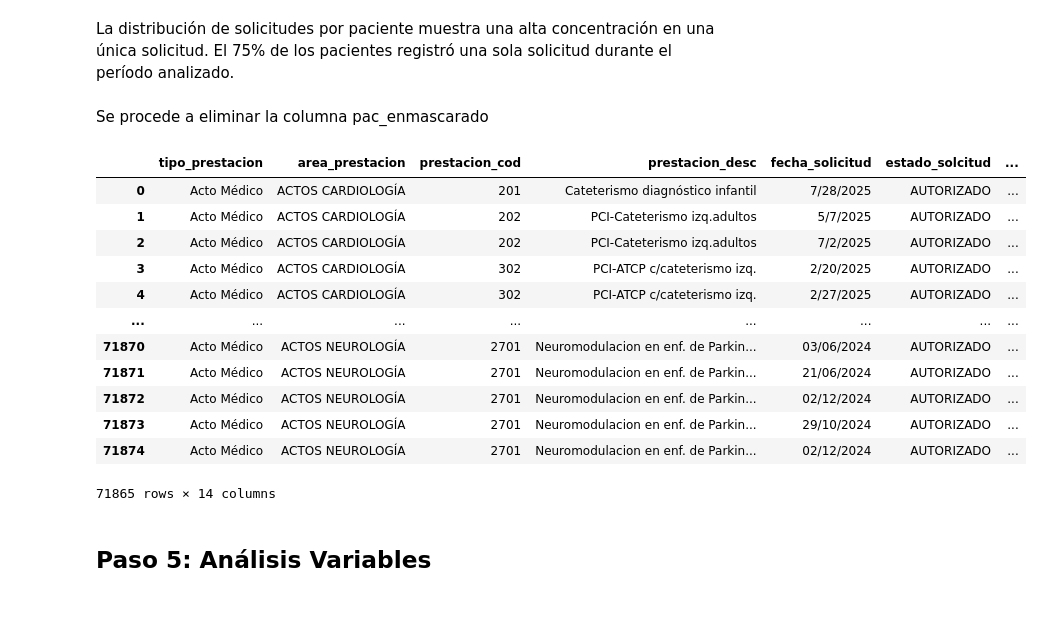
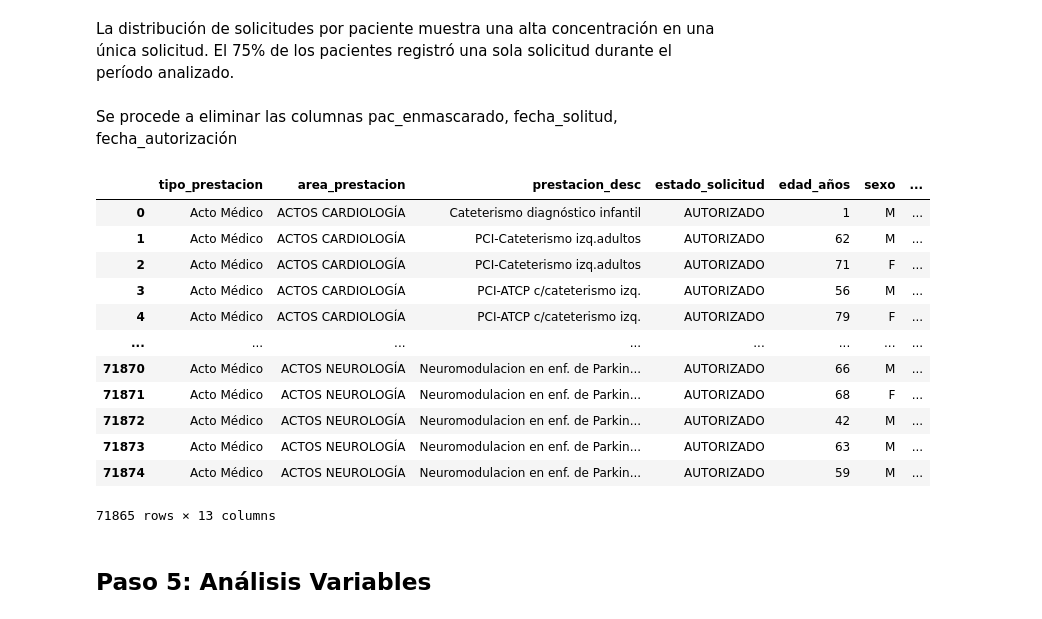
Before and after one commit to gperezucu/ucu-diploma-python_grupo_E, a Jupyter notebook: notebooks/practice.ipynb, the cells around one changed output. Saved outputs shown, nothing was run; the diff lists cells and outputs as text; code cells hidden in the pictures.

```diff
--- a/notebooks/practice.ipynb
+++ b/notebooks/practice.ipynb
@@ -265,0 +171,2 @@ df.describe()
+# %%
+df["anio_autorización"] = df["fecha_autorización"].str[-4:]
@@ -265,0 +222,2 @@ df.describe()
+# %%
+df["anio_solicitud"] = df["fecha_solicitud"].str[-4:]
@@ -265,0 +252,3 @@ df.describe()
+# %%
+df.rename(columns={'estado_solcitud': 'estado_solicitud'}, inplace=True)
+df
@@ -423,0 +461,5 @@ np.int64(0)
+# %%
+df['prestacion_desc'] = df['prestacion_desc'].replace(
+'Neuromodulación en enfermedad de Parkinson y distonías',
+'Neuromodulacion en enf. de Parkinson y Distonias (Cirugia)')
+df.groupby('prestacion_cod')['prestacion_desc'].nunique().max()
@@ -440,26 +494,25 @@ Name: cantidad_solicitudes, dtype: float64
 # %% [markdown]
 La distribución de solicitudes por paciente muestra una alta concentración en una única solicitud. El 75% de los pacientes registró una sola solicitud durante el período analizado.
 # %% [markdown]
-Se procede a eliminar la columna pac_enmascarado
+Se procede a eliminar las columnas pac_enmascarado, fecha_solitud, fecha_autorización
 # %%
-df.drop(["pac_enmascarado"],
-        axis=1,
-        inplace=True)
+df.drop(["pac_enmascarado", "fecha_solicitud", "fecha_autorización", "prestacion_cod"],axis=1,
+inplace=True)
 df
 # %% [output]
-|  | tipo_prestacion | area_prestacion | prestacion_cod | prestacion_desc | fecha_solicitud | estado_solcitud | ... |
-| 0 | Acto Médico | ACTOS CARDIOLOGÍA | 201 | Cateterismo diagnóstico infantil | 7/28/2025 | AUTORIZADO | ... |
-| 1 | Acto Médico | ACTOS CARDIOLOGÍA | 202 | PCI-Cateterismo izq.adultos | 5/7/2025 | AUTORIZADO | ... |
-| 2 | Acto Médico | ACTOS CARDIOLOGÍA | 202 | PCI-Cateterismo izq.adultos | 7/2/2025 | AUTORIZADO | ... |
-| 3 | Acto Médico | ACTOS CARDIOLOGÍA | 302 | PCI-ATCP c/cateterismo izq. | 2/20/2025 | AUTORIZADO | ... |
-| 4 | Acto Médico | ACTOS CARDIOLOGÍA | 302 | PCI-ATCP c/cateterismo izq. | 2/27/2025 | AUTORIZADO | ... |
+|  | tipo_prestacion | area_prestacion | prestacion_desc | estado_solicitud | edad_años | sexo | ... |
+| 0 | Acto Médico | ACTOS CARDIOLOGÍA | Cateterismo diagnóstico infantil | AUTORIZADO | 1 | M | ... |
+| 1 | Acto Médico | ACTOS CARDIOLOGÍA | PCI-Cateterismo izq.adultos | AUTORIZADO | 62 | M | ... |
+| 2 | Acto Médico | ACTOS CARDIOLOGÍA | PCI-Cateterismo izq.adultos | AUTORIZADO | 71 | F | ... |
+| 3 | Acto Médico | ACTOS CARDIOLOGÍA | PCI-ATCP c/cateterismo izq. | AUTORIZADO | 56 | M | ... |
+| 4 | Acto Médico | ACTOS CARDIOLOGÍA | PCI-ATCP c/cateterismo izq. | AUTORIZADO | 79 | F | ... |
 | ... | ... | ... | ... | ... | ... | ... | ... |
-| 71870 | Acto Médico | ACTOS NEUROLOGÍA | 2701 | Neuromodulacion en enf. de Parkin... | 03/06/2024 | AUTORIZADO | ... |
-| 71871 | Acto Médico | ACTOS NEUROLOGÍA | 2701 | Neuromodulacion en enf. de Parkin... | 21/06/2024 | AUTORIZADO | ... |
-| 71872 | Acto Médico | ACTOS NEUROLOGÍA | 2701 | Neuromodulacion en enf. de Parkin... | 02/12/2024 | AUTORIZADO | ... |
-| 71873 | Acto Médico | ACTOS NEUROLOGÍA | 2701 | Neuromodulacion en enf. de Parkin... | 29/10/2024 | AUTORIZADO | ... |
-| 71874 | Acto Médico | ACTOS NEUROLOGÍA | 2701 | Neuromodulacion en enf. de Parkin... | 02/12/2024 | AUTORIZADO | ... |
+| 71870 | Acto Médico | ACTOS NEUROLOGÍA | Neuromodulacion en enf. de Parkin... | AUTORIZADO | 66 | M | ... |
+| 71871 | Acto Médico | ACTOS NEUROLOGÍA | Neuromodulacion en enf. de Parkin... | AUTORIZADO | 68 | F | ... |
+| 71872 | Acto Médico | ACTOS NEUROLOGÍA | Neuromodulacion en enf. de Parkin... | AUTORIZADO | 42 | M | ... |
+| 71873 | Acto Médico | ACTOS NEUROLOGÍA | Neuromodulacion en enf. de Parkin... | AUTORIZADO | 63 | M | ... |
+| 71874 | Acto Médico | ACTOS NEUROLOGÍA | Neuromodulacion en enf. de Parkin... | AUTORIZADO | 59 | M | ... |
-71865 rows × 14 columns
+71865 rows × 13 columns
 # %% [markdown]
 ## Paso 5: Análisis Variables ##
 # %% [markdown]
```
Also changed, not shown: parts of 88 cells of this notebook, 1 other file.
